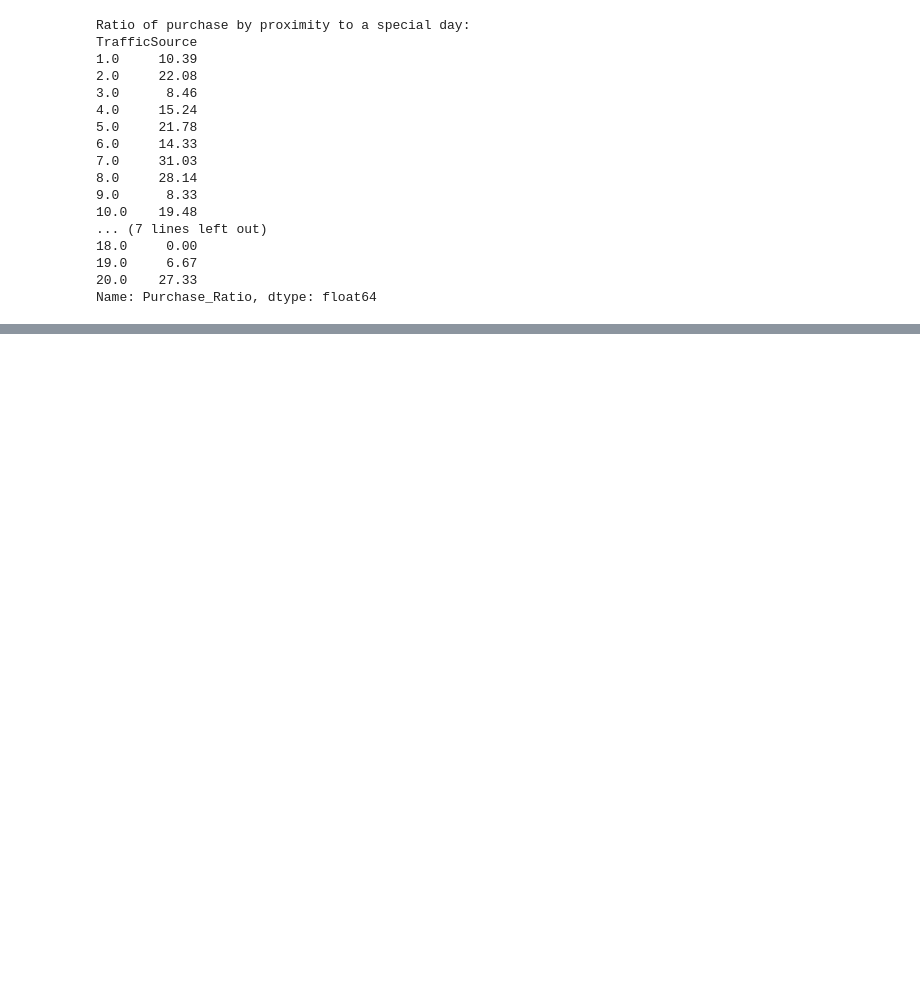
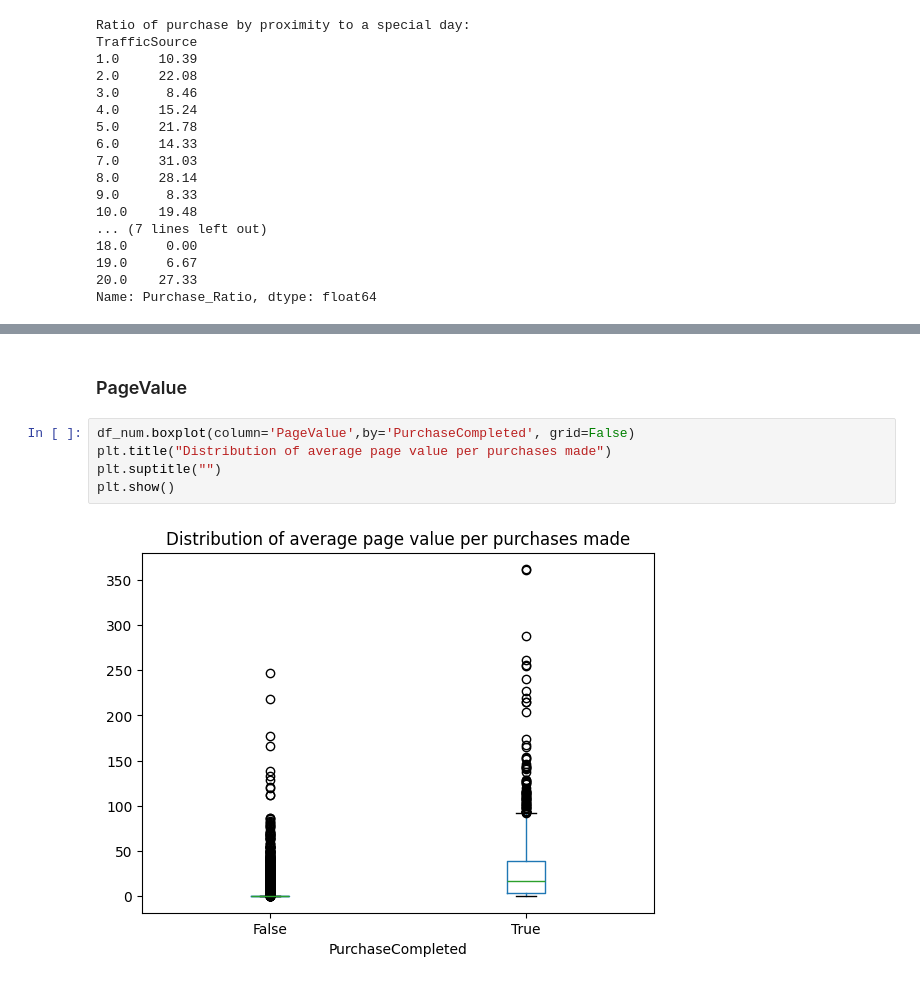
Before and after one commit to R00k3y/EDA_ML_Ecommerce, a Jupyter notebook: eda.ipynb, the cells around one changed output, grey strips where cells are left out. Cells and saved outputs as stored; diff of their text form; blank space fills up the shorter version.

```diff
--- a/eda.ipynb
+++ b/eda.ipynb
@@ -399,0 +462,9 @@ max       63973.522230     0.200000     0.200000   361.763742
+# %% [markdown]
+### PageValue
+# %%
+df_num.boxplot(column='PageValue',by='PurchaseCompleted', grid=False)
+plt.title("Distribution of average page value per purchases made")
+plt.suptitle("")
+plt.show()
+# %% [output]
+[figure, added]
```
Also changed, not shown: parts of 38 cells of this notebook.
